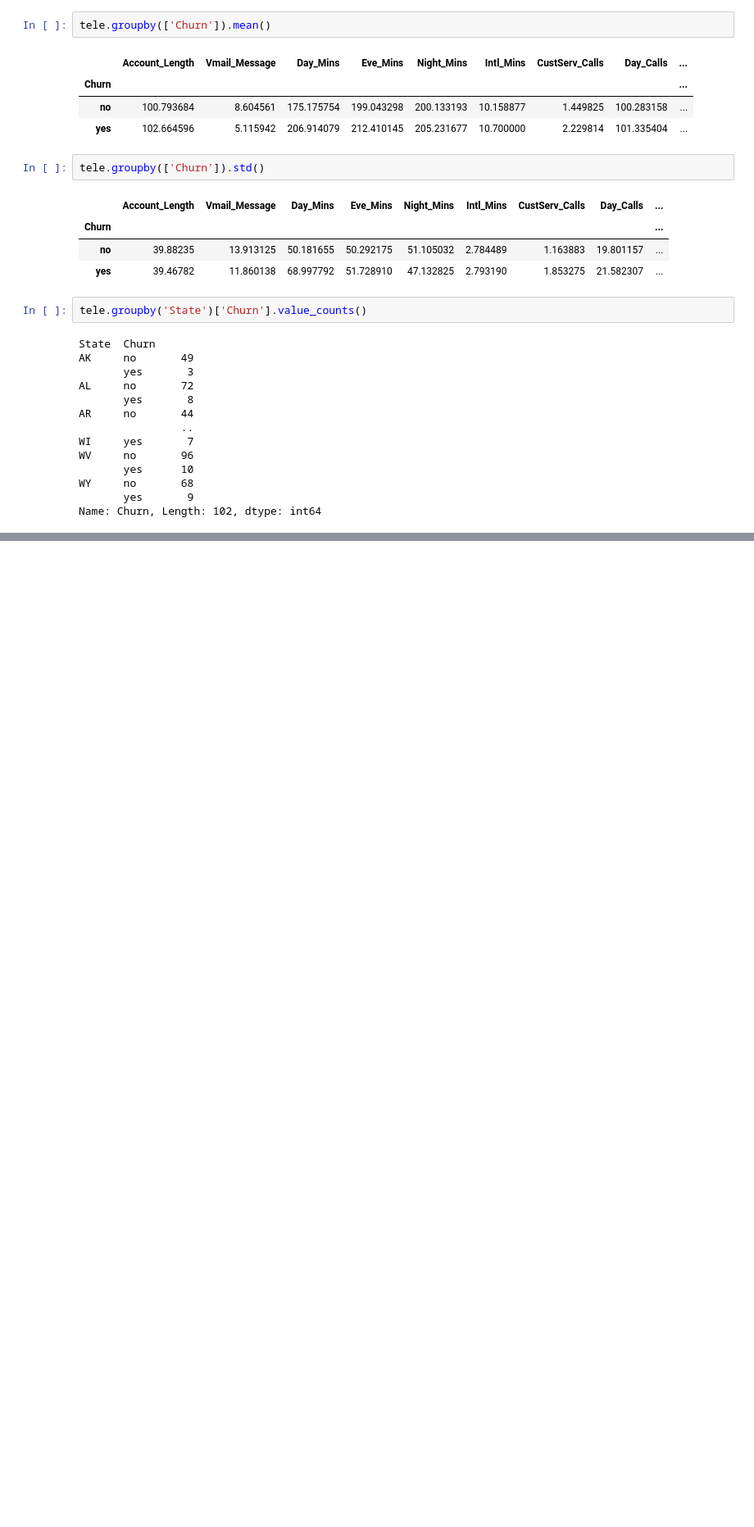
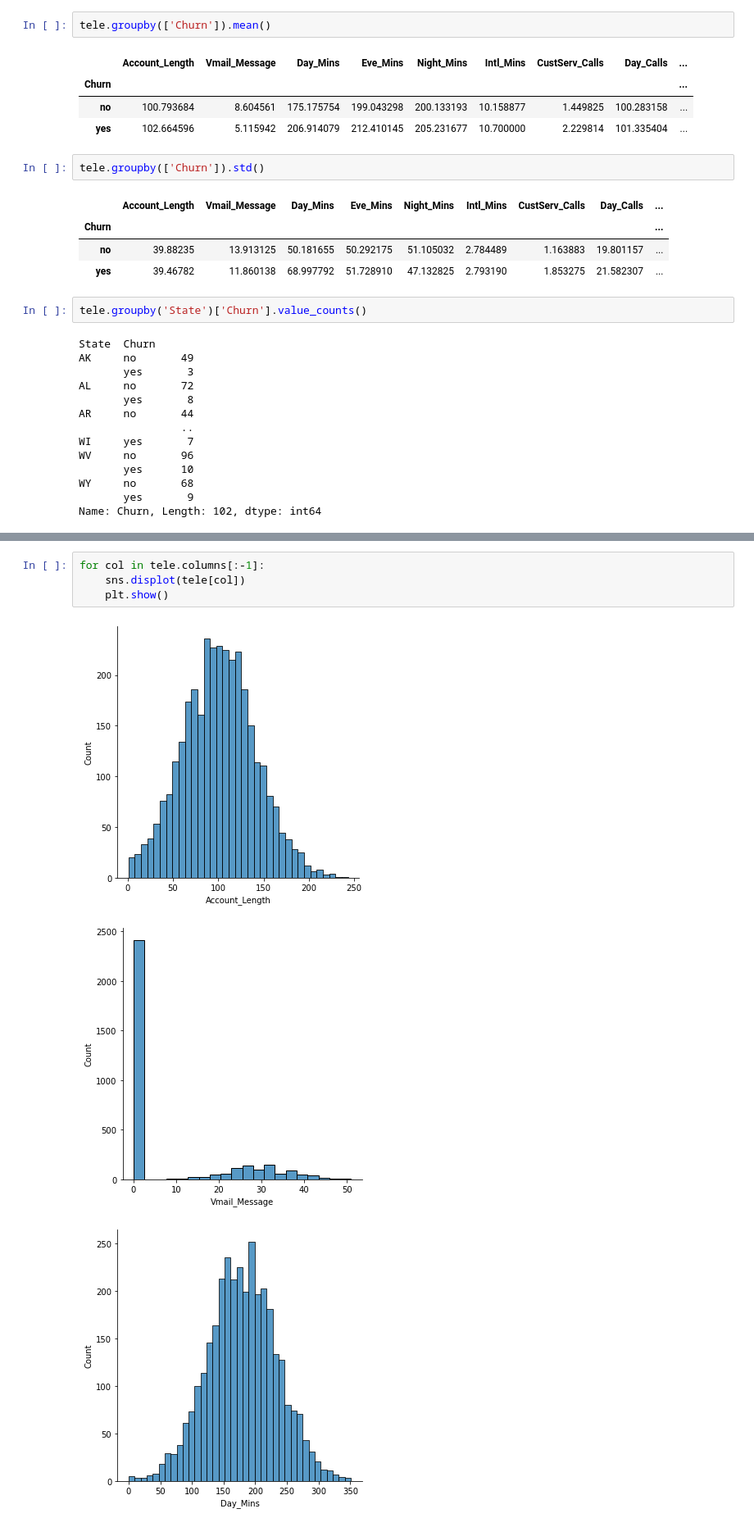
Before and after one commit to HusseinMansourMohd/-Telecom-Customer-Churn, a Jupyter notebook: Telecom_Customer_Churn.ipynb, the cells around one changed output, grey strips where cells are left out. Shown at 82% size. Saved outputs shown, nothing was run; the diff lists cells and outputs as text; blank space fills up the shorter version.

Commit message:
plots

```diff
--- a/Telecom_Customer_Churn.ipynb
+++ b/Telecom_Customer_Churn.ipynb
@@ -161,0 +164,8 @@ Name: Churn, Length: 102, dtype: int64
+# %%
+for col in tele.columns[:-1]:
+    sns.displot(tele[col])
+    plt.show()
+# %% [output]
+[figure, added]
+[figure, added]
+[figure, added]
```
Also changed, not shown: parts of 2 cells of this notebook.
